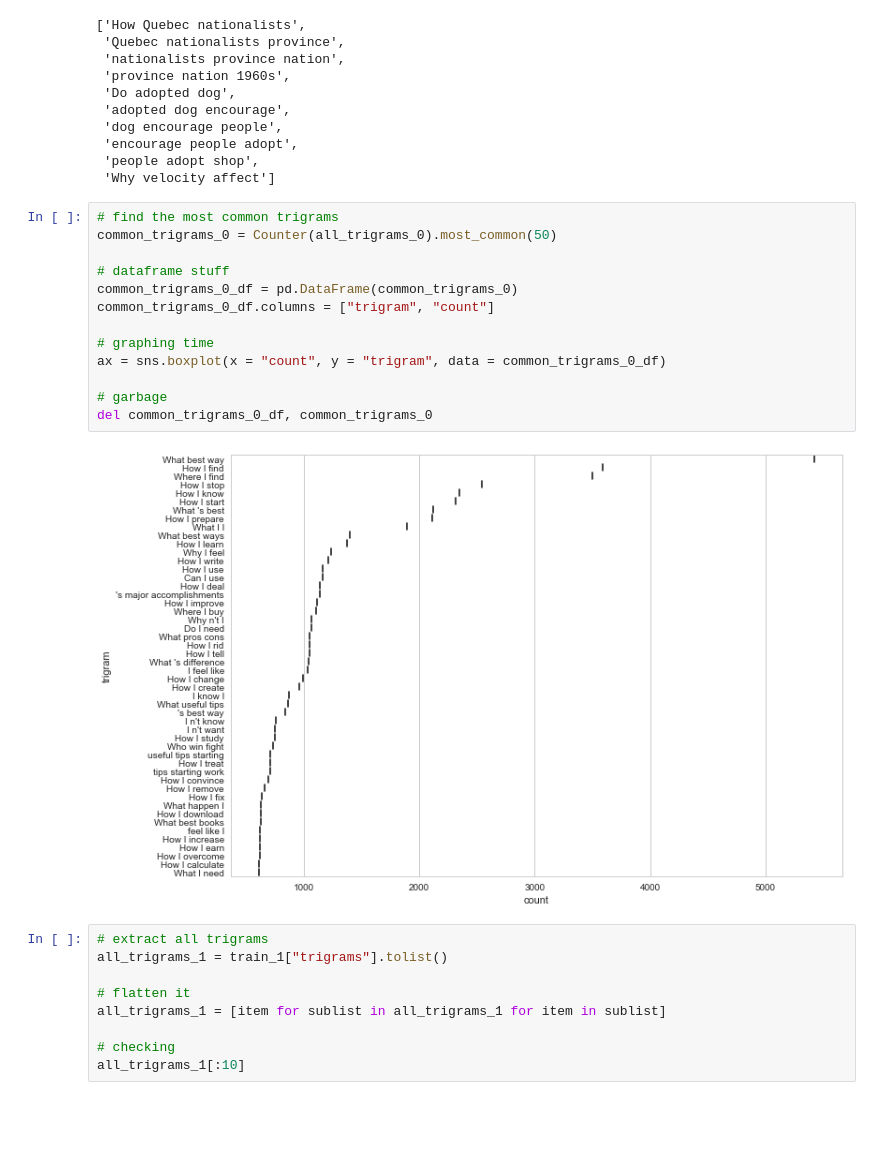
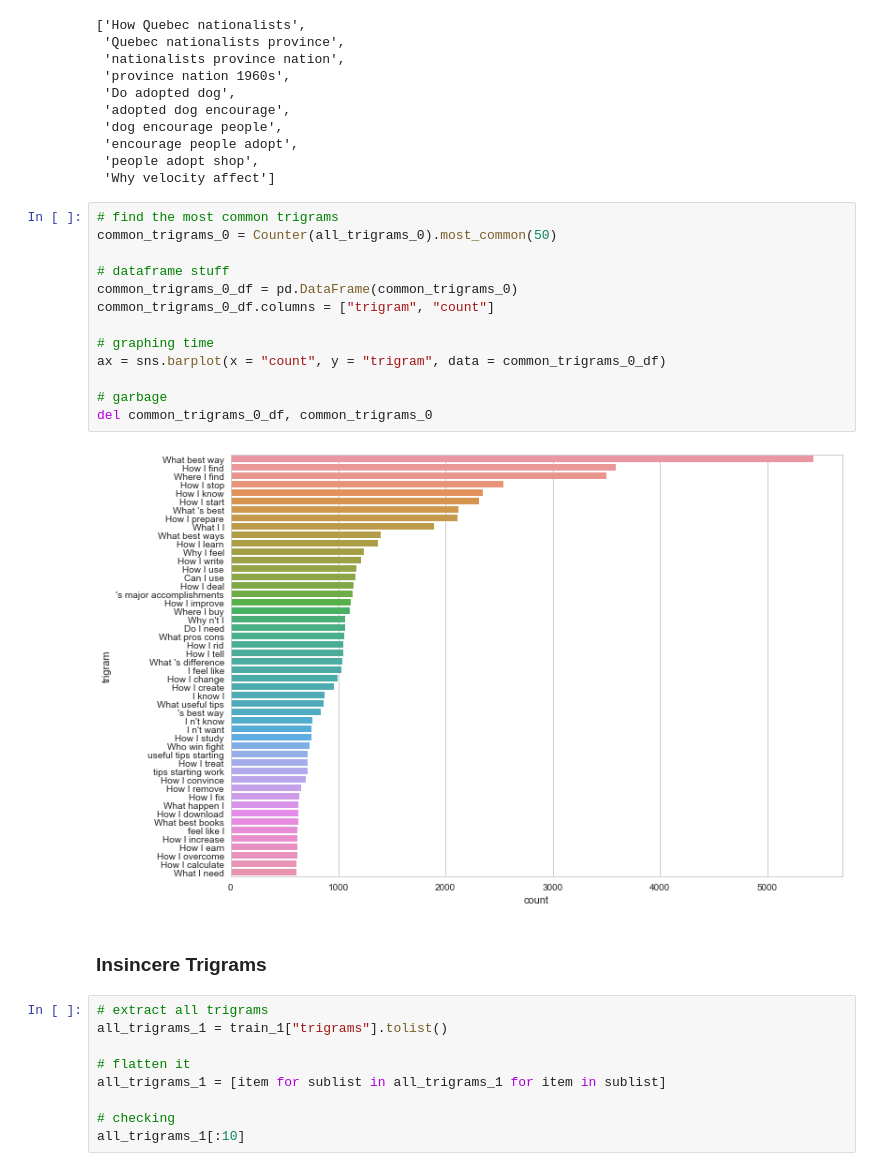
Before and after one commit to JonathanHung95/Quora-Insincere-Questions-Classification, a Jupyter notebook: Exploratory Data Analysis.ipynb, the cells around one changed output. Drawn from its saved outputs; the diff is of its cells as text; blank space fills up the shorter version.

```diff
--- a/Exploratory Data Analysis.ipynb
+++ b/Exploratory Data Analysis.ipynb
@@ -713,18 +735,20 @@ all_trigrams_0[:10]
 # %%
 # find the most common trigrams
 common_trigrams_0 = Counter(all_trigrams_0).most_common(50)
 
 # dataframe stuff
 common_trigrams_0_df = pd.DataFrame(common_trigrams_0)
 common_trigrams_0_df.columns = ["trigram", "count"]
 
 # graphing time
-ax = sns.boxplot(x = "count", y = "trigram", data = common_trigrams_0_df)
+ax = sns.barplot(x = "count", y = "trigram", data = common_trigrams_0_df)
 
 # garbage
 del common_trigrams_0_df, common_trigrams_0
 # %% [output]
-[figure, old version]
+[figure, new version]
+# %% [markdown]
+### Insincere Trigrams
 # %%
 # extract all trigrams
 all_trigrams_1 = train_1["trigrams"].tolist()
```
Also changed, not shown: parts of 18 cells of this notebook.
